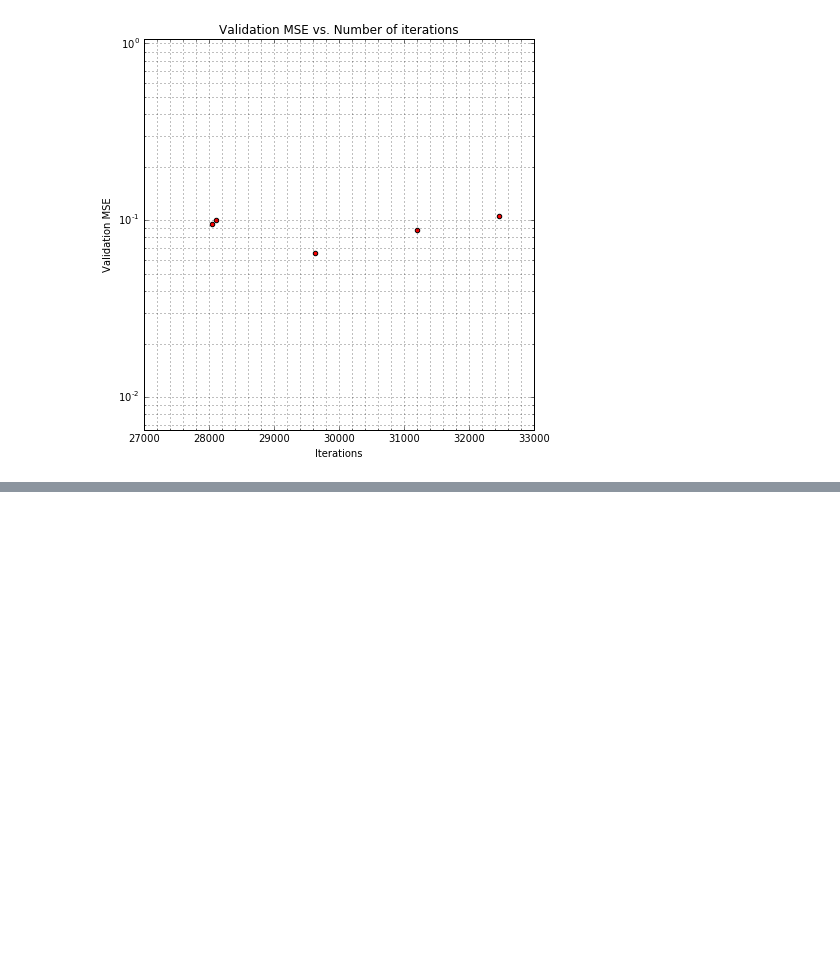
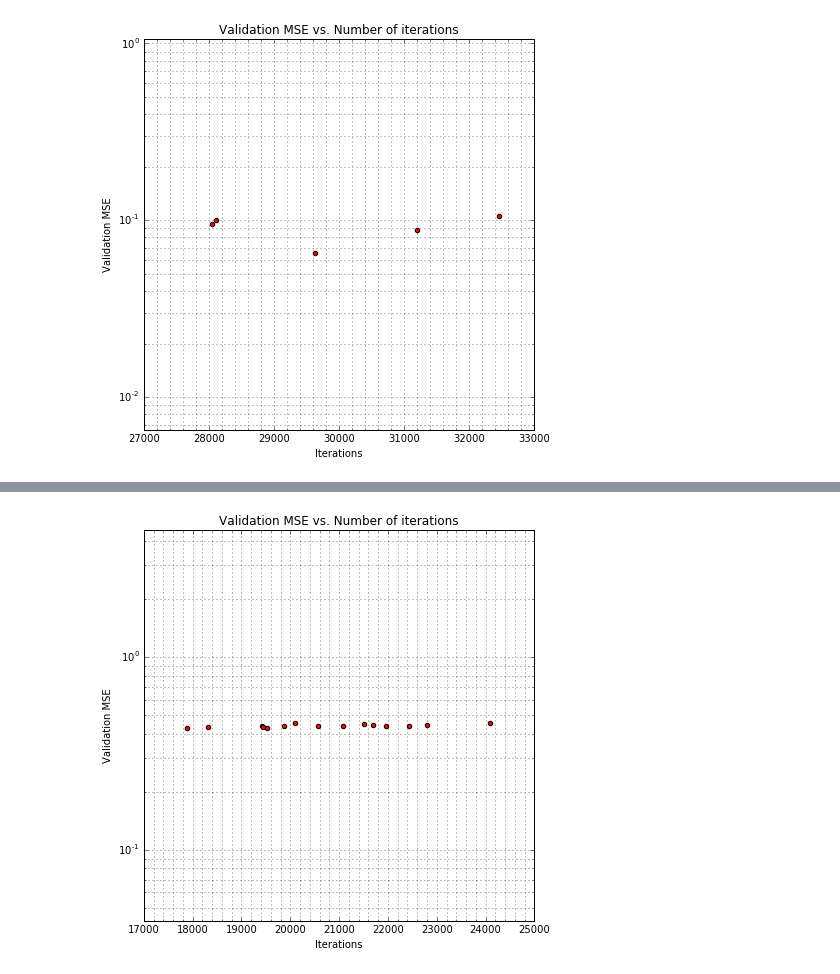
Before and after one commit to vadaszd/rsptime-simu, a Jupyter notebook: ReLU 04 GUST-LS.ipynb, the cells around one changed output, grey strips where cells are left out. Drawn from its saved outputs; the diff is of its cells as text; code cells hidden in the pictures; blank space fills up the shorter version.

```diff
--- a/ReLU 04 GUST-LS.ipynb
+++ b/ReLU 04 GUST-LS.ipynb
@@ -1112,0 +1278,4 @@ plotRuns()
+# %%
+plotRuns()
+# %% [output]
+[figure, added]
```
Also changed, not shown: parts of 9 cells of this notebook, 1 other file.
